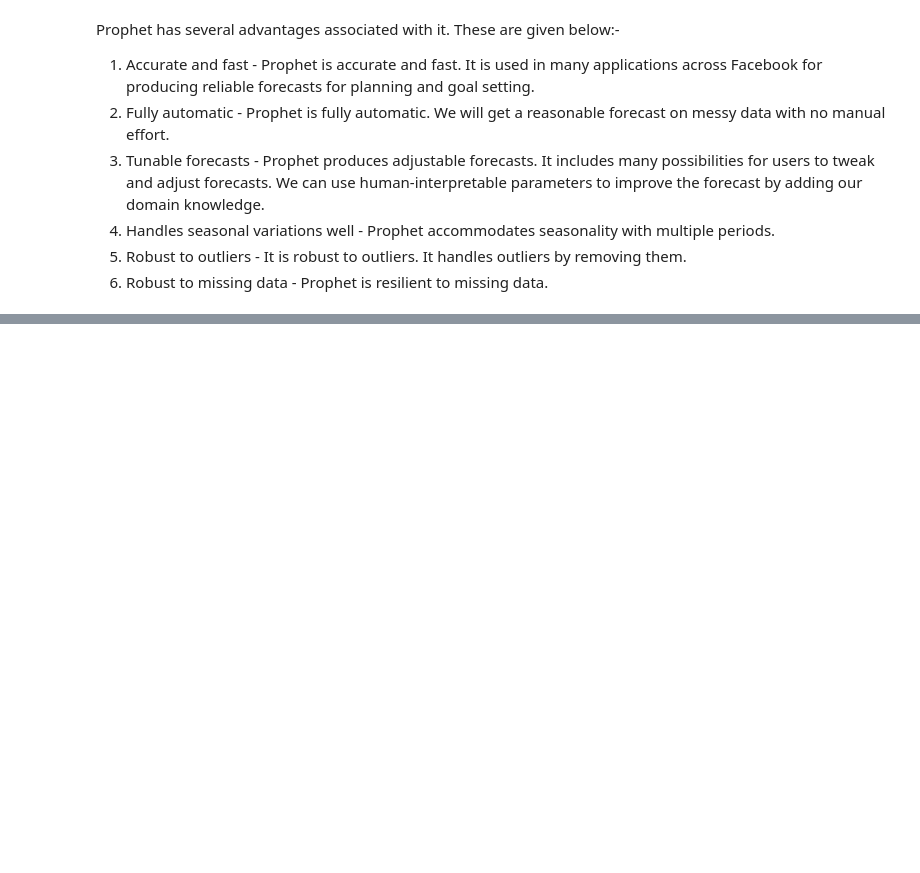
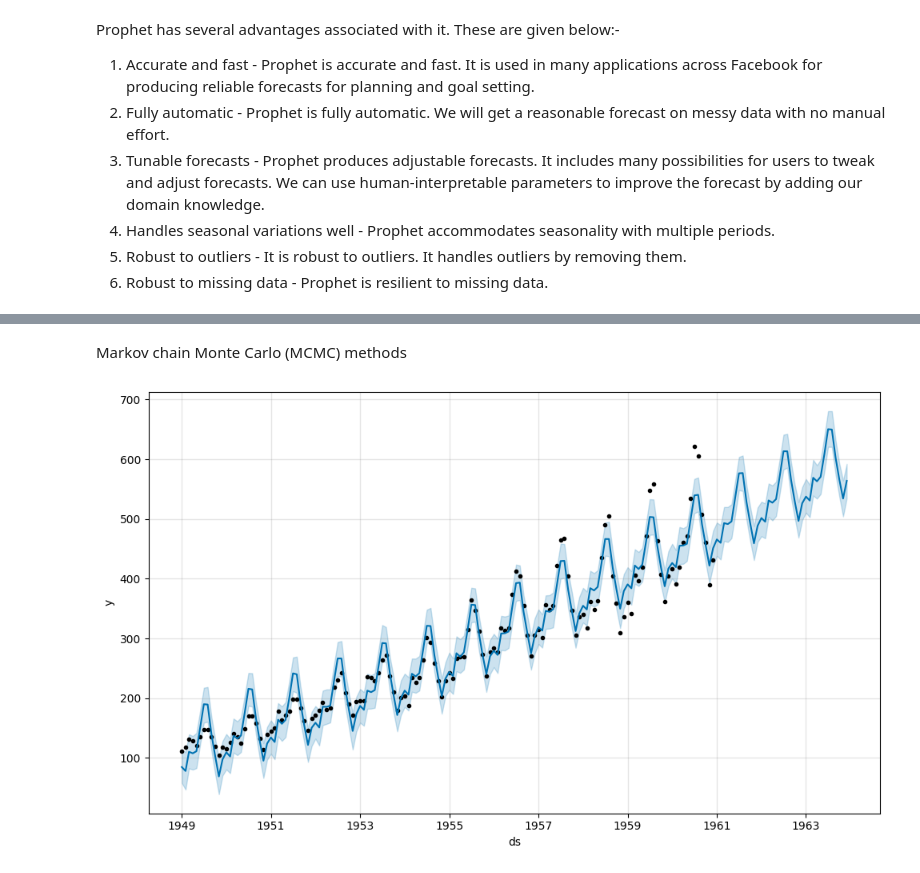
Before and after one commit to salman-shaikh7/Time-Series-Analysis-using-Prophet, a Jupyter notebook: Timer Series Forecasting using Prophet.ipynb, the cells around one changed output, grey strips where cells are left out. Cells and saved outputs as stored; diff of their text form; code cells hidden in the pictures; blank space fills up the shorter version.

Commit message:
Trained model and predicated

```diff
--- a/Timer Series Forecasting using Prophet.ipynb
+++ b/Timer Series Forecasting using Prophet.ipynb
@@ -55,0 +111,4 @@ from prophet import Prophet
+# %%
+Model=Prophet()
+# %%
+Model.fit(df)
@@ -55,0 +119,3 @@ from prophet import Prophet
+# %%
+future_dates = Model.make_future_dataframe(periods=36, freq='MS')
+future_dates.head()
@@ -55,0 +129,3 @@ from prophet import Prophet
+# %%
+forecast = Model.predict(future_dates)
+forecast[['ds', 'yhat', 'yhat_lower', 'yhat_upper']].head()
@@ -55,0 +148,6 @@ from prophet import Prophet
+# %% [markdown]
+Markov chain Monte Carlo (MCMC) methods
+# %%
+Model.plot(forecast, uncertainty=True);
+# %% [output]
+[figure, added]
```
Also changed, not shown: parts of 19 cells of this notebook.
